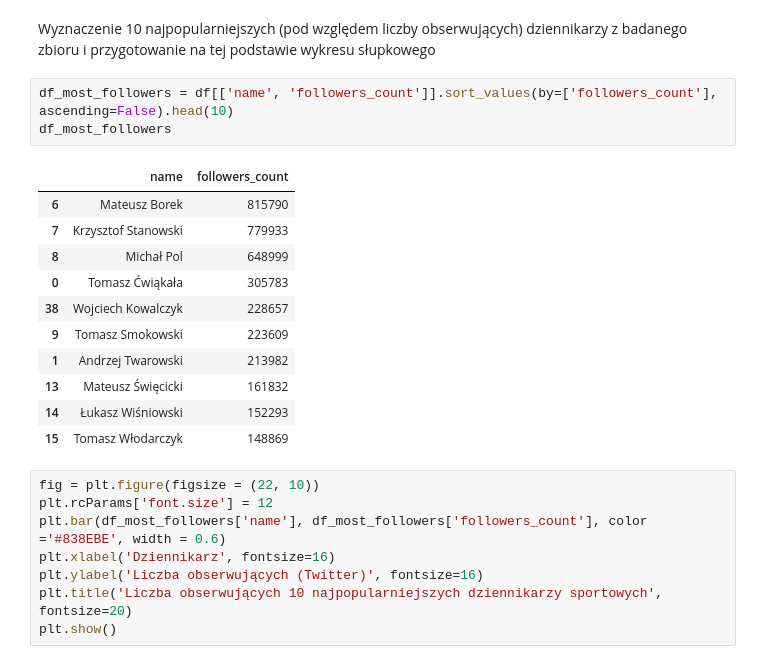
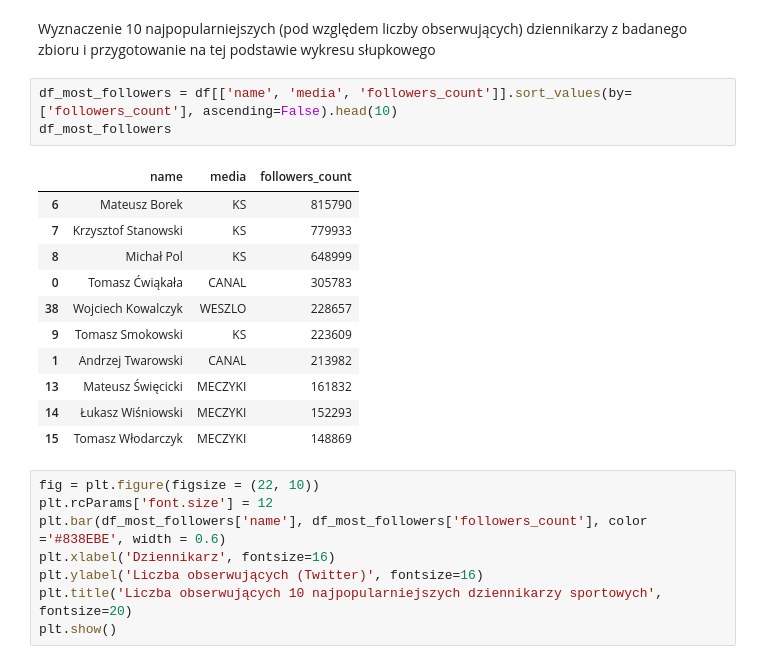
Before and after one commit to bart-kra/Python, a Jupyter notebook: tw_sport_journalists.ipynb, the cells around one changed output. Drawn from its saved outputs; the diff is of its cells as text.

```diff
--- a/tw_sport_journalists.ipynb
+++ b/tw_sport_journalists.ipynb
@@ -95,20 +104,20 @@ df.head()
 # %% [markdown]
 Wyznaczenie 10 najpopularniejszych (pod względem liczby obserwujących) dziennikarzy z badanego zbioru i przygotowanie na tej podstawie wykresu słupkowego
 # %%
-df_most_followers = df[['name', 'followers_count']].sort_values(by=['followers_count'], ascending=False).head(10)
+df_most_followers = df[['name', 'media', 'followers_count']].sort_values(by=['followers_count'], ascending=False).head(10)
 df_most_followers
 # %% [output]
-|  | name | followers_count |
-| 6 | Mateusz Borek | 815790 |
-| 7 | Krzysztof Stanowski | 779933 |
-| 8 | Michał Pol | 648999 |
-| 0 | Tomasz Ćwiąkała | 305783 |
-| 38 | Wojciech Kowalczyk | 228657 |
-| 9 | Tomasz Smokowski | 223609 |
-| 1 | Andrzej Twarowski | 213982 |
-| 13 | Mateusz Święcicki | 161832 |
-| 14 | Łukasz Wiśniowski | 152293 |
-| 15 | Tomasz Włodarczyk | 148869 |
+|  | name | media | followers_count |
+| 6 | Mateusz Borek | KS | 815790 |
+| 7 | Krzysztof Stanowski | KS | 779933 |
+| 8 | Michał Pol | KS | 648999 |
+| 0 | Tomasz Ćwiąkała | CANAL | 305783 |
+| 38 | Wojciech Kowalczyk | WESZLO | 228657 |
+| 9 | Tomasz Smokowski | KS | 223609 |
+| 1 | Andrzej Twarowski | CANAL | 213982 |
+| 13 | Mateusz Święcicki | MECZYKI | 161832 |
+| 14 | Łukasz Wiśniowski | MECZYKI | 152293 |
+| 15 | Tomasz Włodarczyk | MECZYKI | 148869 |
 # %%
 fig = plt.figure(figsize = (22, 10))
 plt.rcParams['font.size'] = 12
```
Also changed, not shown: parts of 8 cells of this notebook.
